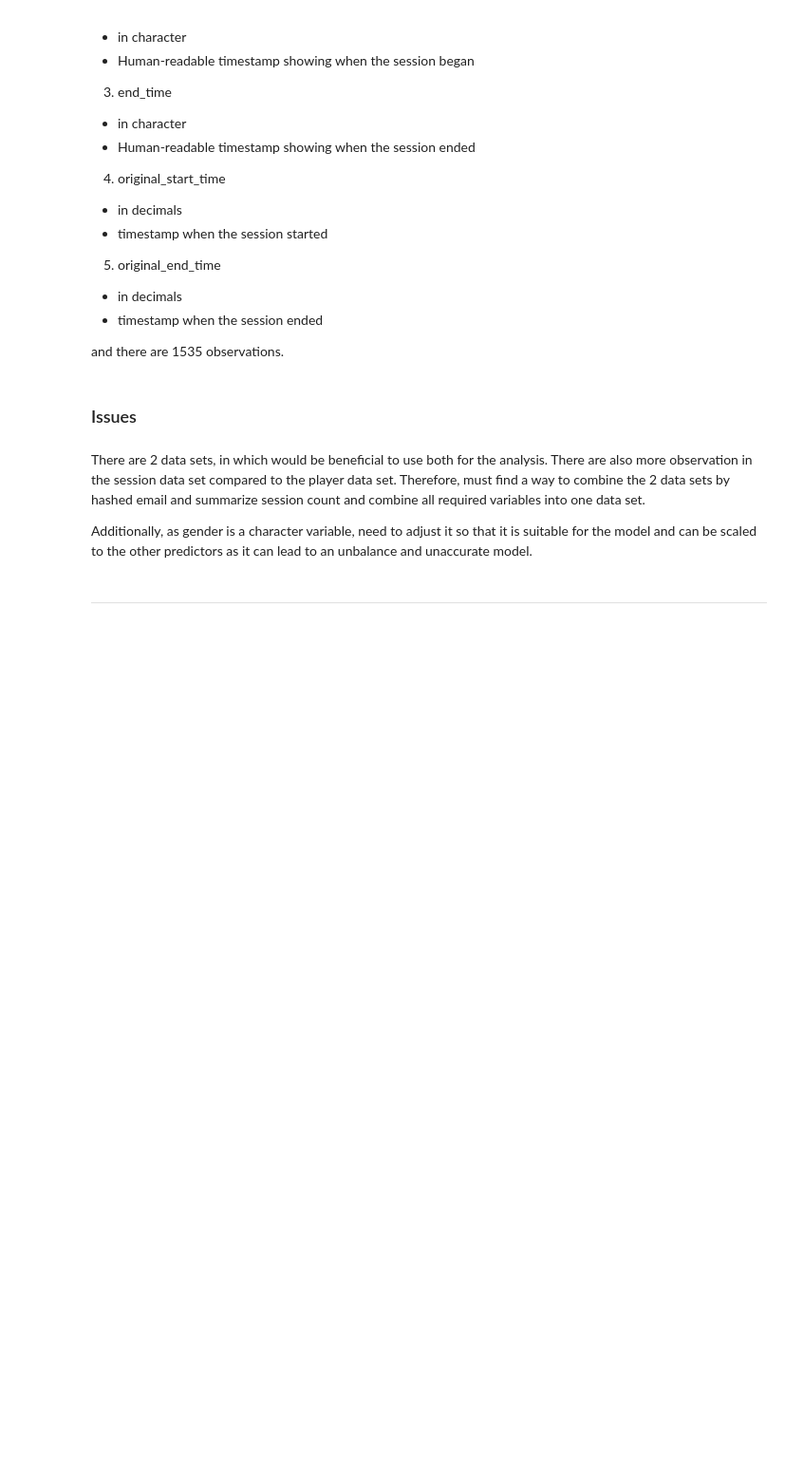
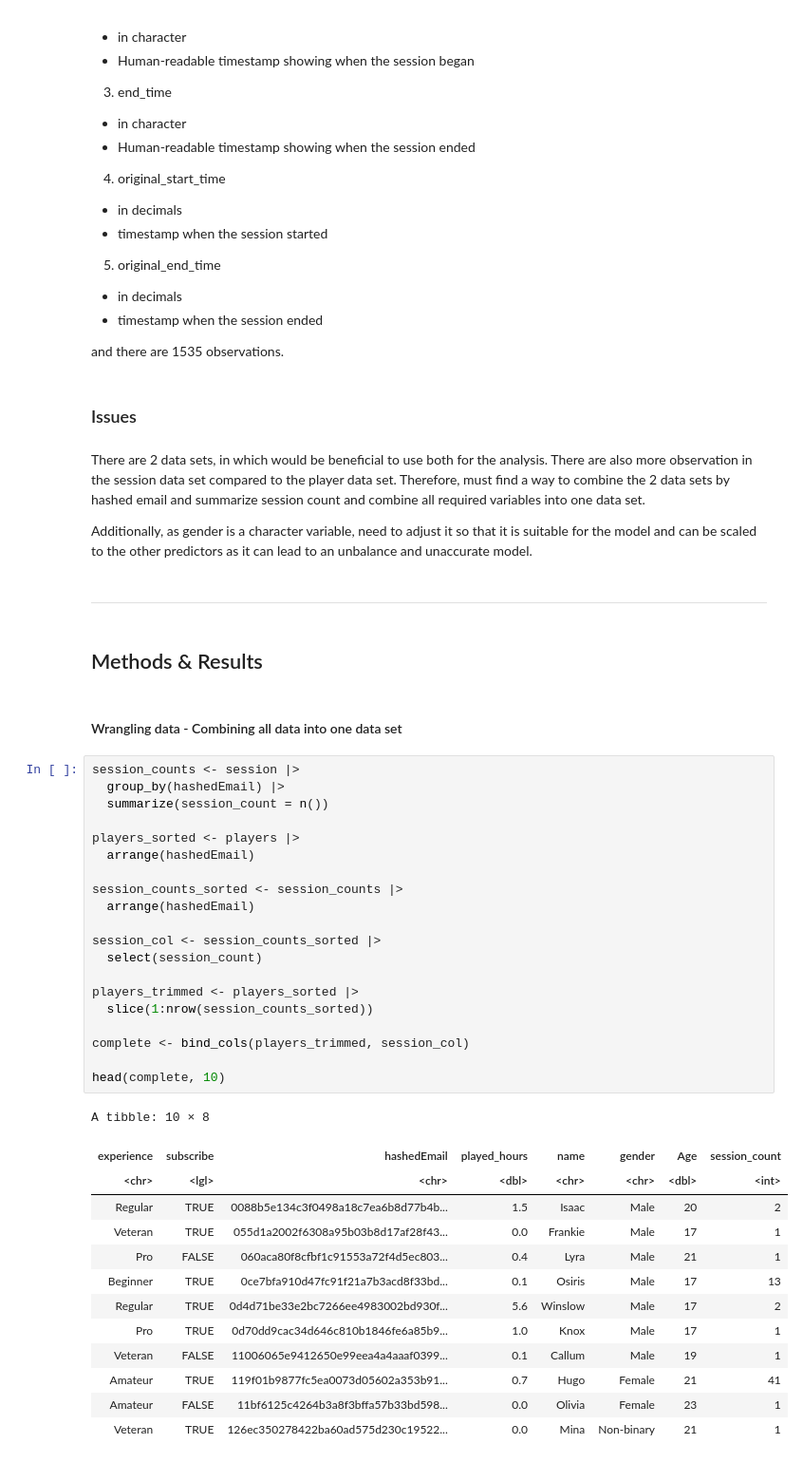
Before and after one commit to lycma06/lyc--new-project, a Jupyter notebook: minecraft.ipynb, the cells around one changed output. Shown at 95% size. Cells and saved outputs as stored; diff of their text form; blank space fills up the shorter version.

```diff
--- a/minecraft.ipynb
+++ b/minecraft.ipynb
@@ -163,3 +163,41 @@ There are 2 data sets, in which would be beneficial to use both for the analysis
 Additionally, as gender is a character variable, need to adjust it so that it is suitable for the model and can be scaled to the other predictors as it can lead to an unbalance and unaccurate model.
 # %% [markdown]
 ----------------
+# %% [markdown]
+## Methods & Results
+# %% [markdown]
+#### Wrangling data - Combining all data into one data set
+# %%
+session_counts <- session |>
+  group_by(hashedEmail) |>
+  summarize(session_count = n())
+
+players_sorted <- players |>
+  arrange(hashedEmail)
+
+session_counts_sorted <- session_counts |>
+  arrange(hashedEmail)
+
+session_col <- session_counts_sorted |>
+  select(session_count)
+
+players_trimmed <- players_sorted |>
+  slice(1:nrow(session_counts_sorted))
+
+complete <- bind_cols(players_trimmed, session_col)
+
+head(complete, 10)
+# %% [output]
+A tibble: 10 × 8
+| experience | subscribe | hashedEmail | played_hours | name | gender | Age | session_count |
+| <chr> | <lgl> | <chr> | <dbl> | <chr> | <chr> | <dbl> | <int> |
+| Regular | TRUE | 0088b5e134c3f0498a18c7ea6b8d77b4b... | 1.5 | Isaac | Male | 20 | 2 |
+| Veteran | TRUE | 055d1a2002f6308a95b03b8d17af28f43... | 0.0 | Frankie | Male | 17 | 1 |
+| Pro | FALSE | 060aca80f8cfbf1c91553a72f4d5ec803... | 0.4 | Lyra | Male | 21 | 1 |
+| Beginner | TRUE | 0ce7bfa910d47fc91f21a7b3acd8f33bd... | 0.1 | Osiris | Male | 17 | 13 |
+| Regular | TRUE | 0d4d71be33e2bc7266ee4983002bd930f... | 5.6 | Winslow | Male | 17 | 2 |
+| Pro | TRUE | 0d70dd9cac34d646c810b1846fe6a85b9... | 1.0 | Knox | Male | 17 | 1 |
+| Veteran | FALSE | 11006065e9412650e99eea4a4aaaf0399... | 0.1 | Callum | Male | 19 | 1 |
+| Amateur | TRUE | 119f01b9877fc5ea0073d05602a353b91... | 0.7 | Hugo | Female | 21 | 41 |
+| Amateur | FALSE | 11bf6125c4264b3a8f3bffa57b33bd598... | 0.0 | Olivia | Female | 23 | 1 |
+| Veteran | TRUE | 126ec350278422ba60ad575d230c19522... | 0.0 | Mina | Non-binary | 21 | 1 |
```
Also changed, not shown: parts of 8 cells of this notebook.
